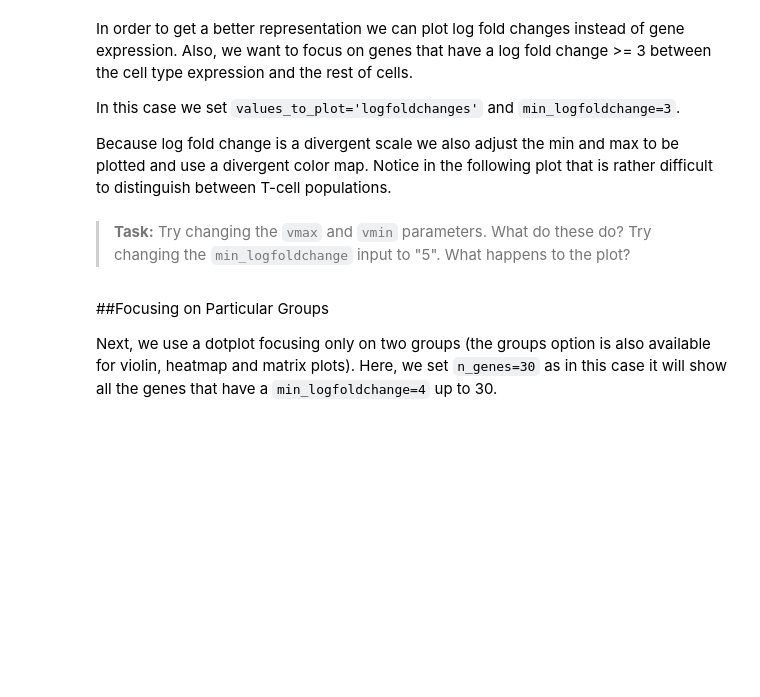
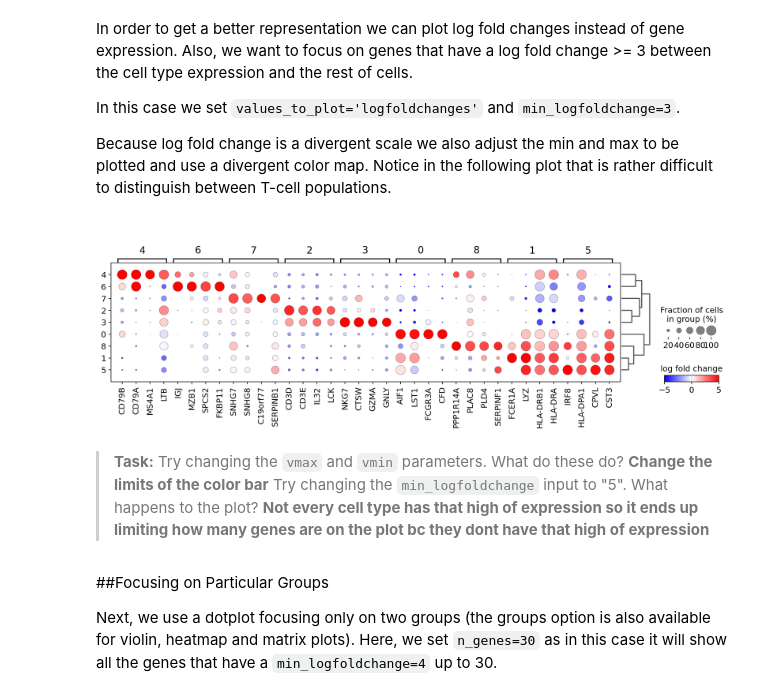
Before and after one commit to oliviachioccariello/NEUR265, a Jupyter notebook: 04_17_23.ipynb, the cells around one changed output. Saved outputs shown, nothing was run; the diff lists cells and outputs as text; code cells hidden in the pictures; blank space fills up the shorter version.

```diff
--- a/04_17_23.ipynb
+++ b/04_17_23.ipynb
@@ -316,9 +322,11 @@ In this case we set `values_to_plot='logfoldchanges'` and `min_logfoldchange=3`.
 
 Because log fold change is a divergent scale we also adjust the min and max to be plotted and use a divergent color map. Notice in the following plot that is rather difficult to distinguish between T-cell populations.
 # %%
-sc.pl.rank_genes_groups_dotplot(pbmc, n_genes=4, values_to_plot='logfoldchanges', min_logfoldchange=3, vmax=7, vmin=-7, cmap='bwr')
+sc.pl.rank_genes_groups_dotplot(pbmc, n_genes=4, values_to_plot='logfoldchanges', min_logfoldchange=3, vmax=5, vmin=-5, cmap='bwr')
+# %% [output]
+[figure, added]
 # %% [markdown]
-><b>Task:</b> Try changing the <code>vmax</code> and <code>vmin</code> parameters. What do these do? Try changing the <code>min_logfoldchange</code> input to "5". What happens to the plot?
+><b>Task:</b> Try changing the <code>vmax</code> and <code>vmin</code> parameters. What do these do? **Change the limits of the color bar** Try changing the <code>min_logfoldchange</code> input to "5". What happens to the plot? **Not every cell type has that high of expression so it ends up limiting how many genes are on the plot bc they dont have that high of expression**
 # %% [markdown]
 ##Focusing on Particular Groups
 
```
Also changed, not shown: parts of 2 cells of this notebook.
